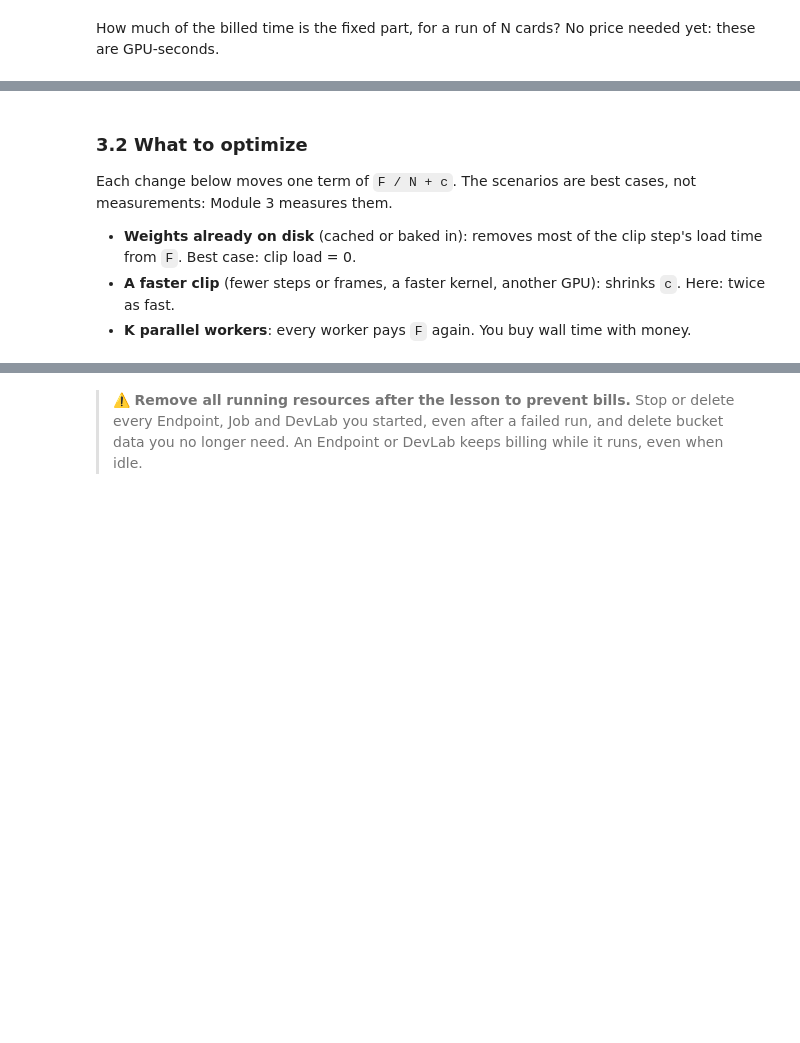
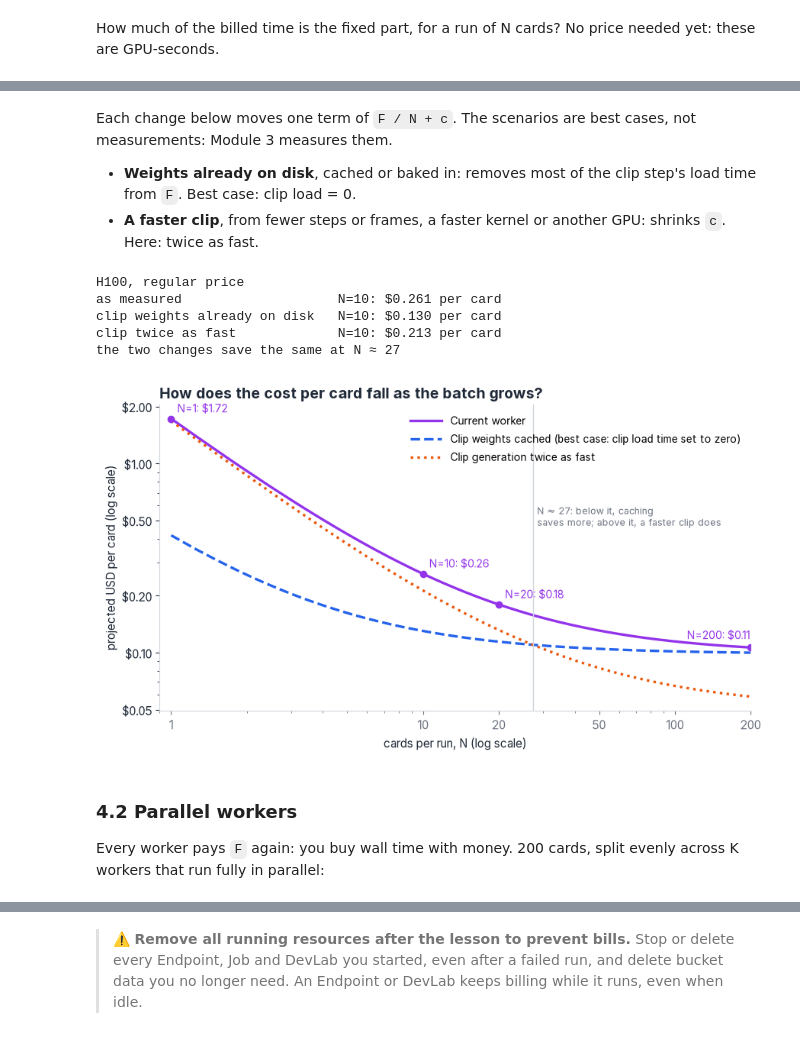
Before and after one commit to DataTalksClub/production-ai-agents-for-media-generation, a Jupyter notebook: 01-consistent-media-generation-on-serverless-gpus/code/nb-measuring-costs.ipynb, the cells around one changed output, grey strips where cells are left out. Drawn from its saved outputs; the diff is of its cells as text; code cells hidden in the pictures; blank space fills up the shorter version.

```diff
--- a/01-consistent-media-generation-on-serverless-gpus/code/nb-measuring-costs.ipynb
+++ b/01-consistent-media-generation-on-serverless-gpus/code/nb-measuring-costs.ipynb
@@ -183,11 +238,8 @@ print(f"\n{santa:,} cards on one {MAIN_GPU}: {santa * t_gen / 3600:,.0f} GPU-hou
 # %% [markdown]
-### 3.2 What to optimize
-
 Each change below moves one term of `F / N + c`. The scenarios are best cases, not measurements: Module 3 measures them.
 
-- **Weights already on disk** (cached or baked in): removes most of the clip step's load time from `F`. Best case: clip load = 0.
-- **A faster clip** (fewer steps or frames, a faster kernel, another GPU): shrinks `c`. Here: twice as fast.
-- **K parallel workers**: every worker pays `F` again. You buy wall time with money.
+- **Weights already on disk**, cached or baked in: removes most of the clip step's load time from `F`. Best case: clip load = 0.
+- **A faster clip**, from fewer steps or frames, a faster kernel or another GPU: shrinks `c`. Here: twice as fast.
 # %%
 clip = steps["clip"]
 scenarios = {
@@ -199,10 +251,19 @@ print(f"{MAIN_GPU}, regular price")
 for name, (load, gen) in scenarios.items():
     per_10 = calculate_cost(T_START_S, load, [gen], rate, counts=(10,))
     print(f"{name:<30} N=10: ${per_10['projected_compute_usd_per_asset']['10']:.3f} per card")
-
-N = 200
-print(f"\n{N} cards split across K workers, each paying the fixed part:")
-for k in (1, 4, 10):
-    wall_h = (t_fixed + N * t_gen / k) / 3600
-    usd = rate / 3600 * (k * t_fixed + N * t_gen)
-    print(f"K={k:<3} wall time {wall_h:4.1f} h, cost ${usd:.2f}")
+print(f"the two changes save the same at N ≈ {clip['load_s'] / (clip['median_s'] / 2):.0f}")
+# %% [output]
+H100, regular price
+as measured                    N=10: $0.261 per card
+clip weights already on disk   N=10: $0.130 per card
+clip twice as fast             N=10: $0.213 per card
+the two changes save the same at N ≈ 27
+# %%
+fig = costs.cost_vs_n_chart(steps, T_START_S, rate)
+plt.show()
+# %% [output]
+[figure, added]
+# %% [markdown]
+### 4.2 Parallel workers
+
+Every worker pays `F` again: you buy wall time with money. 200 cards, split evenly across K workers that run fully in parallel:
```
Also changed, not shown: parts of 35 cells of this notebook, 8 other files.
